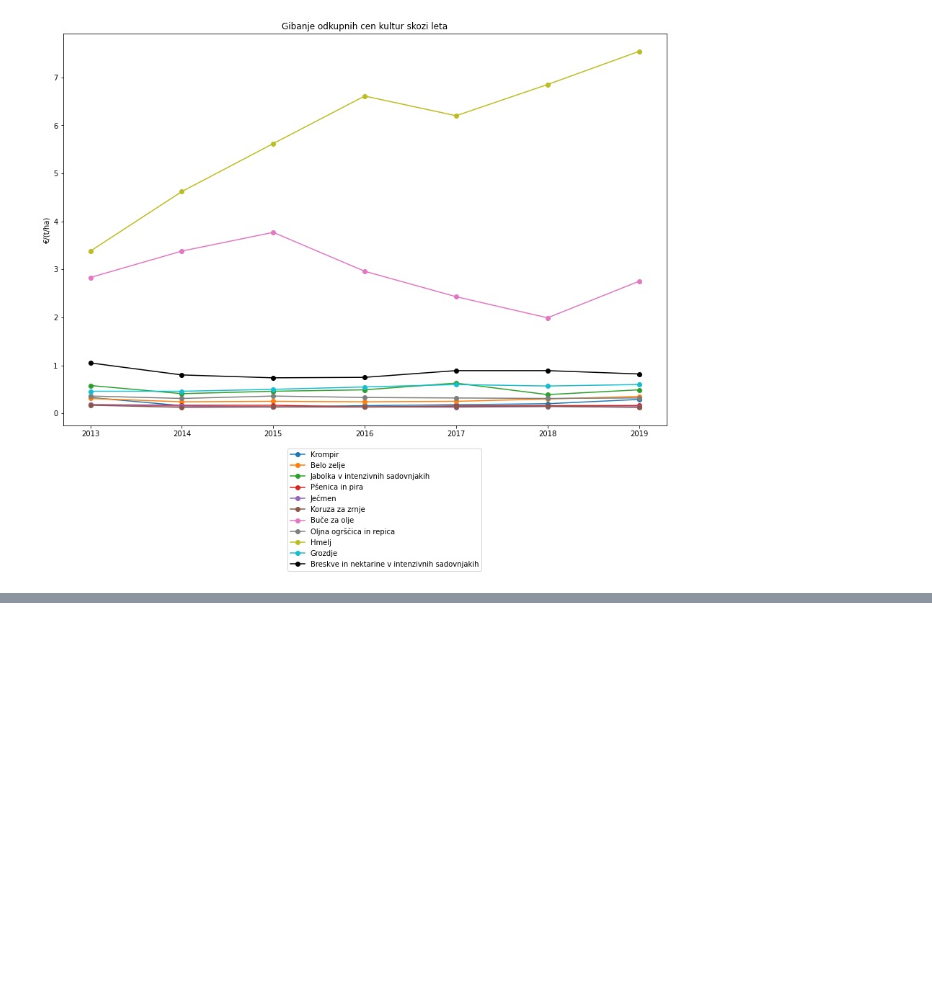
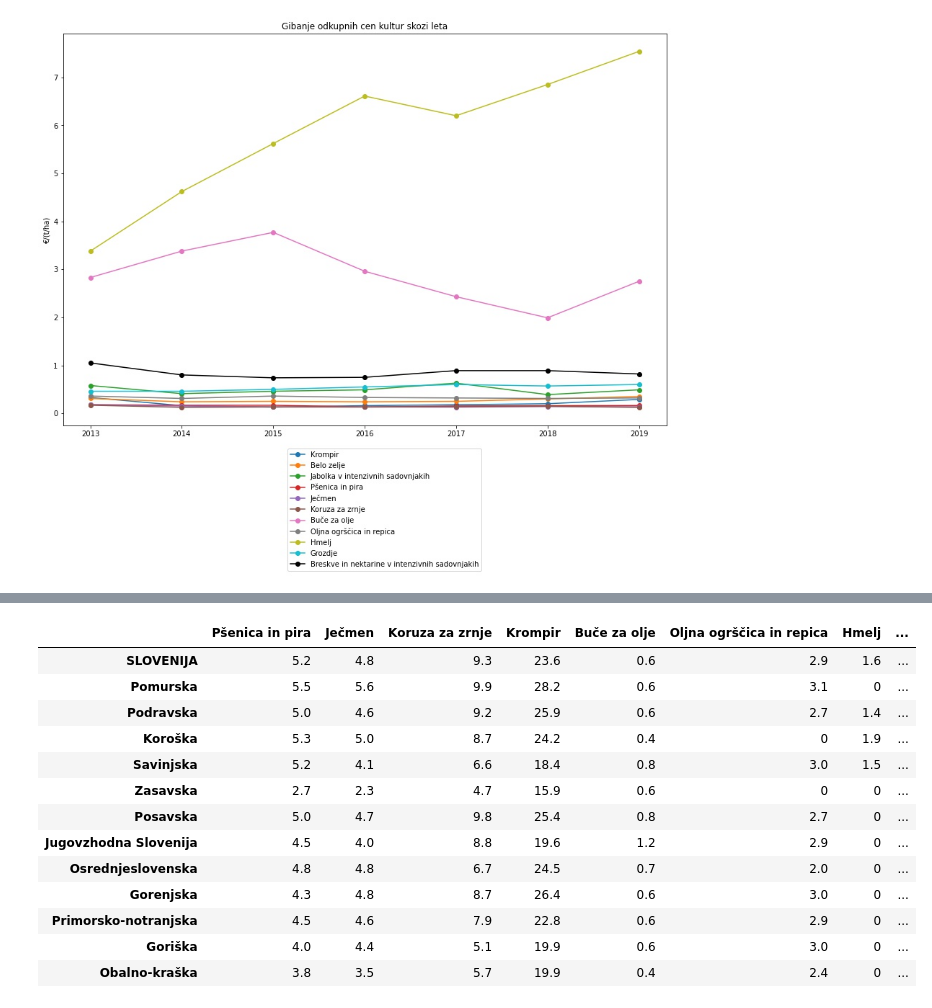
Before and after one commit to friderikceljski/PR21GRMKNR, a Jupyter notebook: Projekt.ipynb, the cells around one changed output, grey strips where cells are left out. Drawn from its saved outputs; the diff is of its cells as text; code cells hidden in the pictures; blank space fills up the shorter version.

```diff
--- a/Projekt.ipynb
+++ b/Projekt.ipynb
@@ -879,0 +1004,20 @@ plt.show()
+# %%
+dfNapoved2019 = pd.DataFrame(test)
+dfNapoved2019.index = df.loc[string].keys()
+dfNapoved2019 = dfNapoved2019.T
+dfNapoved2019
+# %% [output]
+|  | Pšenica in pira | Ječmen | Koruza za zrnje | Krompir | Buče za olje | Oljna ogrščica in repica | Hmelj | ... |
+| SLOVENIJA | 5.2 | 4.8 | 9.3 | 23.6 | 0.6 | 2.9 | 1.6 | ... |
+| Pomurska | 5.5 | 5.6 | 9.9 | 28.2 | 0.6 | 3.1 | 0 | ... |
+| Podravska | 5.0 | 4.6 | 9.2 | 25.9 | 0.6 | 2.7 | 1.4 | ... |
+| Koroška | 5.3 | 5.0 | 8.7 | 24.2 | 0.4 | 0 | 1.9 | ... |
+| Savinjska | 5.2 | 4.1 | 6.6 | 18.4 | 0.8 | 3.0 | 1.5 | ... |
+| Zasavska | 2.7 | 2.3 | 4.7 | 15.9 | 0.6 | 0 | 0 | ... |
+| Posavska | 5.0 | 4.7 | 9.8 | 25.4 | 0.8 | 2.7 | 0 | ... |
+| Jugovzhodna Slovenija | 4.5 | 4.0 | 8.8 | 19.6 | 1.2 | 2.9 | 0 | ... |
+| Osrednjeslovenska | 4.8 | 4.8 | 6.7 | 24.5 | 0.7 | 2.0 | 0 | ... |
+| Gorenjska | 4.3 | 4.8 | 8.7 | 26.4 | 0.6 | 3.0 | 0 | ... |
+| Primorsko-notranjska | 4.5 | 4.6 | 7.9 | 22.8 | 0.6 | 2.9 | 0 | ... |
+| Goriška | 4.0 | 4.4 | 5.1 | 19.9 | 0.6 | 3.0 | 0 | ... |
+| Obalno-kraška | 3.8 | 3.5 | 5.7 | 19.9 | 0.4 | 2.4 | 0 | ... |
```
Also changed, not shown: parts of 7 cells of this notebook, 1 other file.
